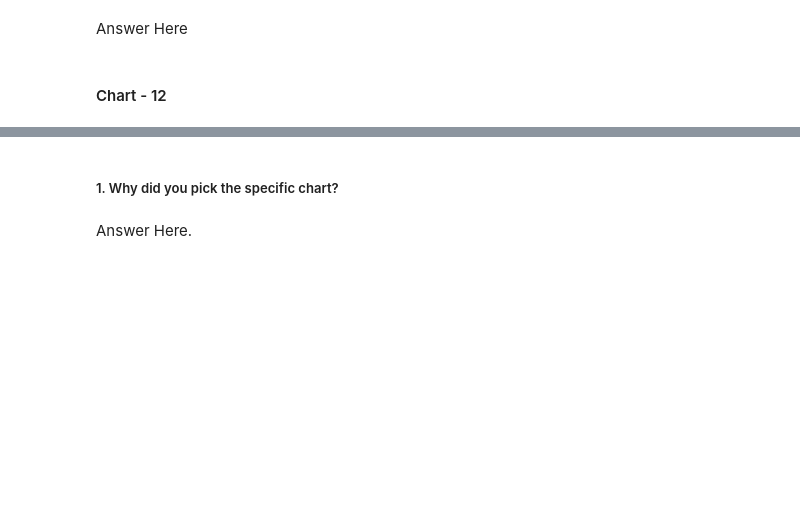
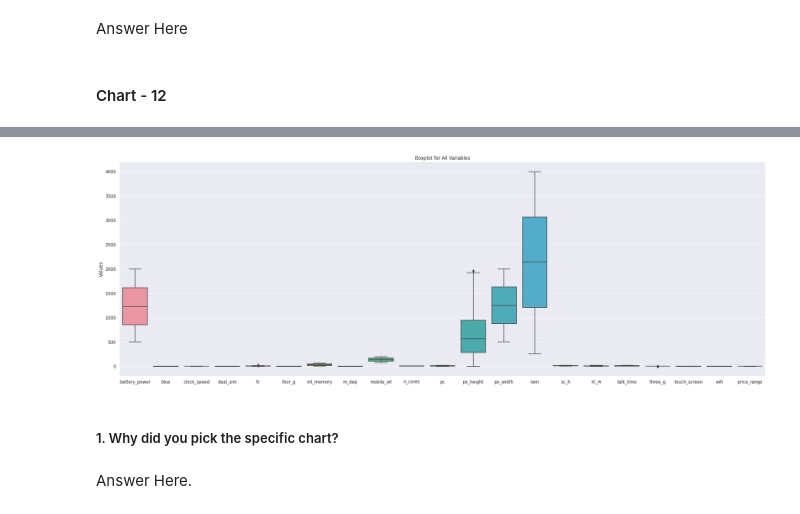
Before and after one commit to Manoharjha333/Mobile-price-range-prediction-classification, a Jupyter notebook: Mobile_price_range_prediction_classification.ipynb, the cells around one changed output, grey strips where cells are left out. Saved outputs shown, nothing was run; the diff lists cells and outputs as text; code cells hidden in the pictures; blank space fills up the shorter version.

```diff
--- a/Mobile_price_range_prediction_classification.ipynb
+++ b/Mobile_price_range_prediction_classification.ipynb
@@ -845,3 +804,13 @@ for var in df:
+# %%
+# Chart - 12 visualization code
+
+plt.figure(figsize=(30, 10))
+sns.boxplot(data=df)
+plt.title('Boxplot for All Variables')
+plt.ylabel('Values')
+plt.show()
+# %% [output]
+[figure, added]
 # %% [markdown]
 ##### 1. Why did you pick the specific chart?
 # %% [markdown]
```
Also changed, not shown: parts of 84 cells of this notebook.
